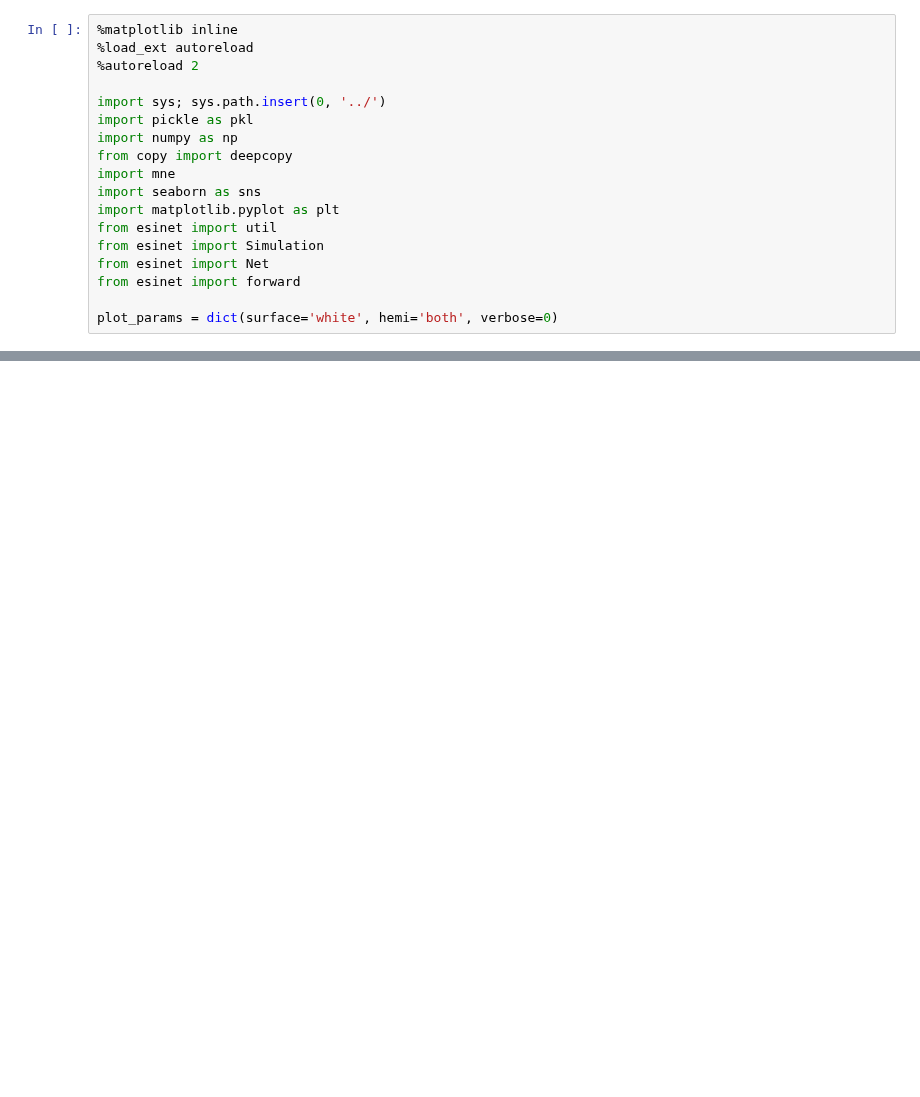
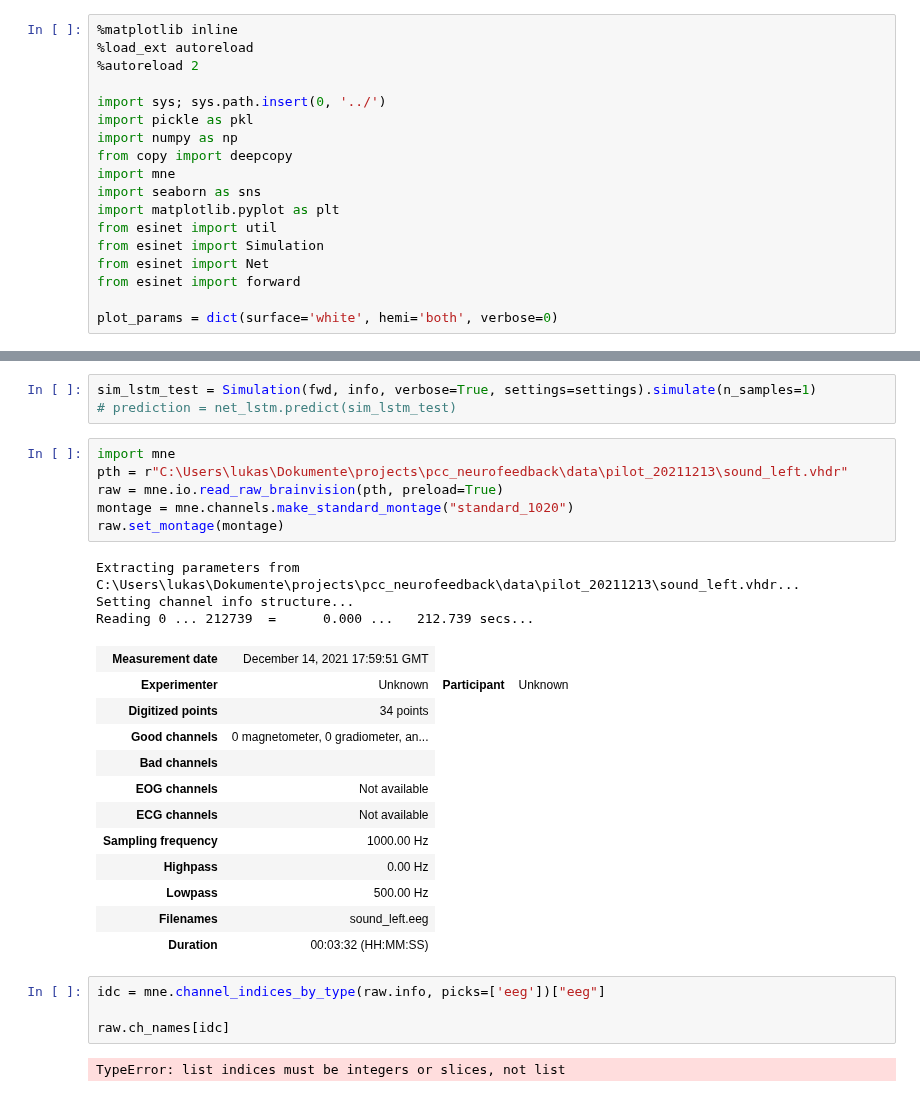
Before and after one commit to LukeTheHecker/esinet, a Jupyter notebook: evaluate/variable_time_training.ipynb, the cells around one changed output, grey strips where cells are left out. Drawn from its saved outputs; the diff is of its cells as text; blank space fills up the shorter version.

```diff
--- a/evaluate/variable_time_training.ipynb
+++ b/evaluate/variable_time_training.ipynb
@@ -54,0 +83,31 @@ array([list([1.342342, 2, 3, 4]), list([1, 2, 3])], dtype=object)
+# %%
+sim_lstm_test = Simulation(fwd, info, verbose=True, settings=settings).simulate(n_samples=1)
+# prediction = net_lstm.predict(sim_lstm_test)
+# %%
+import mne
+pth = r"C:\Users\lukas\Dokumente\projects\pcc_neurofeedback\data\pilot_20211213\sound_left.vhdr"
+raw = mne.io.read_raw_brainvision(pth, preload=True)
+montage = mne.channels.make_standard_montage("standard_1020")
+raw.set_montage(montage)
+# %% [output]
+Extracting parameters from C:\Users\lukas\Dokumente\projects\pcc_neurofeedback\data\pilot_20211213\sound_left.vhdr...
+Setting channel info structure...
+Reading 0 ... 212739  =      0.000 ...   212.739 secs...
+| Measurement date | December 14, 2021 17:59:51 GMT |
+| Experimenter | Unknown | Participant | Unknown |
+| Digitized points | 34 points |
+| Good channels | 0 magnetometer, 0 gradiometer, an... |
+| Bad channels |  |
+| EOG channels | Not available |
+| ECG channels | Not available |
+| Sampling frequency | 1000.00 Hz |
+| Highpass | 0.00 Hz |
+| Lowpass | 500.00 Hz |
+| Filenames | sound_left.eeg |
+| Duration | 00:03:32 (HH:MM:SS) |
+# %%
+idc = mne.channel_indices_by_type(raw.info, picks=['eeg'])["eeg"]
+
+raw.ch_names[idc]
+# %% [output]
+TypeError: list indices must be integers or slices, not list
```
Also changed, not shown: parts of 5 cells of this notebook, 9 other files.
